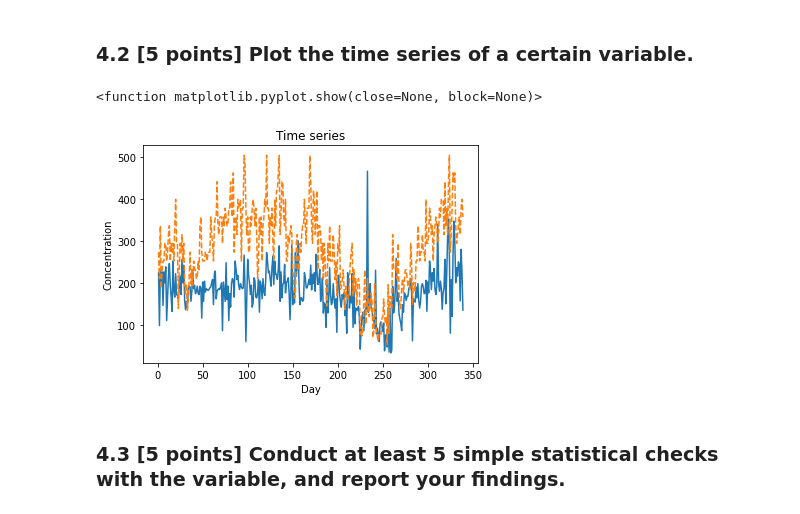
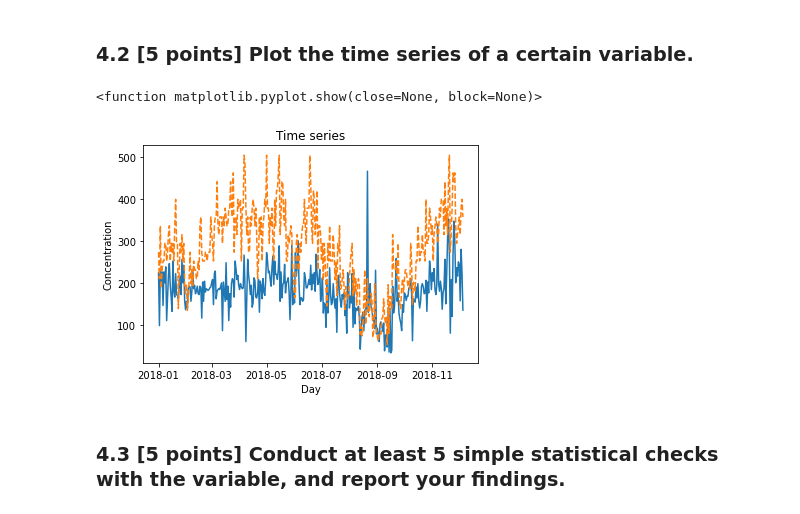
Before and after one commit to wangwenyu12/ESE5023_Assigements_12232252, a Jupyter notebook: PS2.ipynb, the cells around one changed output. Cells and saved outputs as stored; diff of their text form; code cells hidden in the pictures.

```diff
--- a/PS2.ipynb
+++ b/PS2.ipynb
@@ -342,7 +332,21 @@ for i in range(53):
 ### 4.1 [5 points] Load the csv, XLS, or XLSX file, and clean possible data points with missing values or bad quality.
 # %%
 #读取文件
-import pandas as pd
-data = pd.read_csv("data1.csv",encoding='gbk')
+data = pd.read_csv("data1.csv",encoding='gbk')#
 data.head()
+
+#对时间进行处理
+data['Date'] =pd.to_datetime(data['Date'])#转化为时间格式
+data['month']=data['Date'].dt.month#添加新的一列月份
+
+#，碱度一列是空值，但是不打算分析碱度，所以我打算去除这一列。对于水质我们更关心COD的浓度，列表中给了BOD浓度，我打算再添加一列COD浓度。
+data=data.drop(['ALK'],axis=1)
+data['TCOD']=data['CBOD5']*2.1
+
+#流量是字符串的形式，不能进行运算，要把它转化为float 的格式。再添加新的一列'total_flow'总流量
+data['Flow_ST']=pd.DataFrame(data['Flow_ST'],dtype=np.float)
+data['Flow_NT']=pd.DataFrame(data['Flow_NT'],dtype=np.float)
+data['total_flow']=data['Flow_ST']+data['Flow_NT']
+
+data.head()
 # %% [output]
@@ -355,5 +362,0 @@ data.head()
-# %%
-
-data['Date'] =pd.to_datetime(data['Date'])
-data.head()
-data['m']=data['Date'].dt.month
@@ -372,14 +363,16 @@ data.head()
 # %% [markdown]
 ### 4.2 [5 points] Plot the time series of a certain variable.
 # %%
-plt.plot(data['Day'],data['TSS'])
-plt.plot(data['Day'],data['TCOD'],ls='--')
+#TSS和COD是两个重要的水质指标
+plt.plot(data['Date'],data['TSS'])
+plt.plot(data['Date'],data['TCOD'],ls='--')
 plt.title('Time series')#设置标题
 plt.ylabel('Concentration')#设置y轴坐标名称
 plt.xlabel('Day')#设置y轴坐标名称
+
 plt.show
 # %% [output]
 <function matplotlib.pyplot.show(close=None, block=None)>
-[figure, old version]
+[figure, new version]
 # %% [markdown]
 ### 4.3 [5 points] Conduct at least 5 simple statistical checks with the variable, and report your findings.
```
Also changed, not shown: parts of 15 cells of this notebook, 1 other file.
